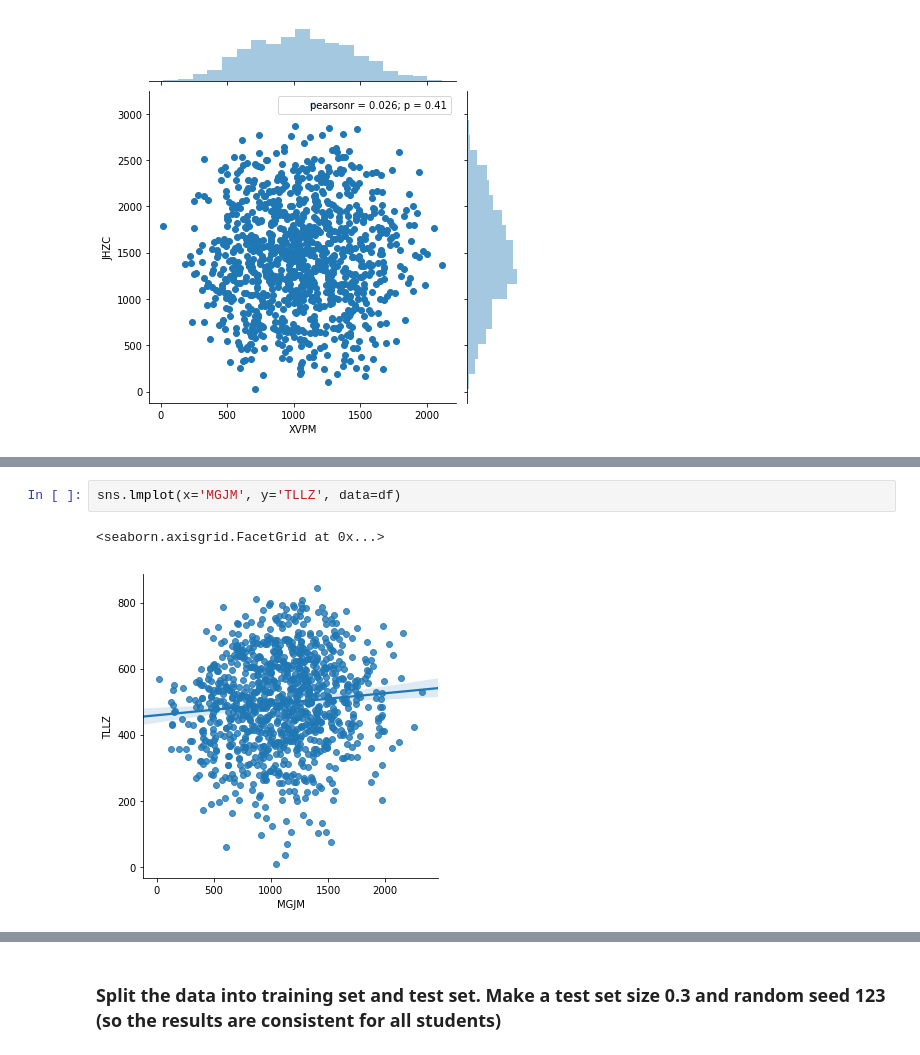
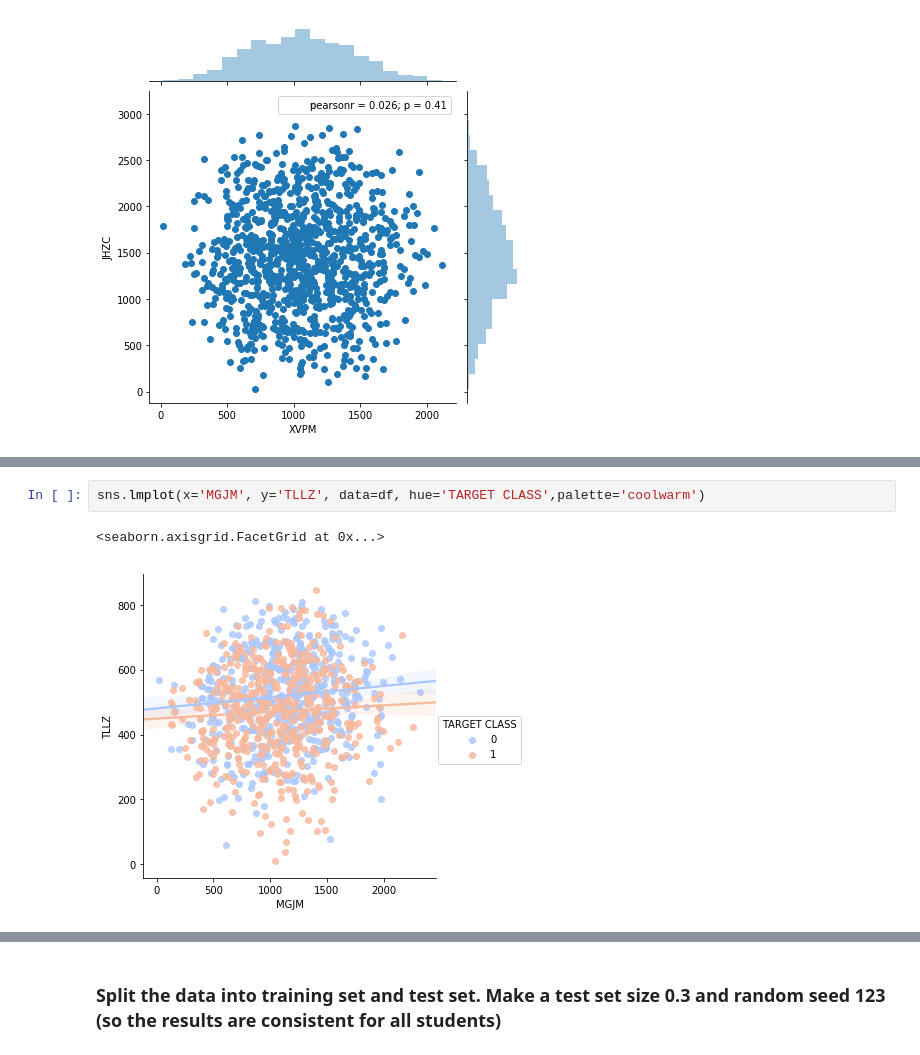
Before and after one commit to keitheck/data-science, a Jupyter notebook: class-09-clustering/kNN.ipynb, the cells around one changed output, grey strips where cells are left out. Cells and saved outputs as stored; diff of their text form.

```diff
--- a/class-09-clustering/kNN.ipynb
+++ b/class-09-clustering/kNN.ipynb
@@ -86,8 +86,8 @@ df.head(1)
 |  | XVPM | GWYH | TRAT | TLLZ | IGGA | HYKR | EDFS | GUUB | MGJM | JHZC | ... |
 | 0 | 1636.670614 | 817.988525 | 2565.995189 | 358.347163 | 550.417491 | 1618.870897 | 2147.641254 | 330.727893 | 1494.878631 | 845.136088 | ... |
 # %%
-sns.lmplot(x='MGJM', y='TLLZ', data=df)
+sns.lmplot(x='MGJM', y='TLLZ', data=df, hue='TARGET CLASS',palette='coolwarm')
 # %% [output]
 <seaborn.axisgrid.FacetGrid at 0x...>
-[figure, old version]
+[figure, new version]
 # %%
```
Also changed, not shown: parts of 14 cells of this notebook.
